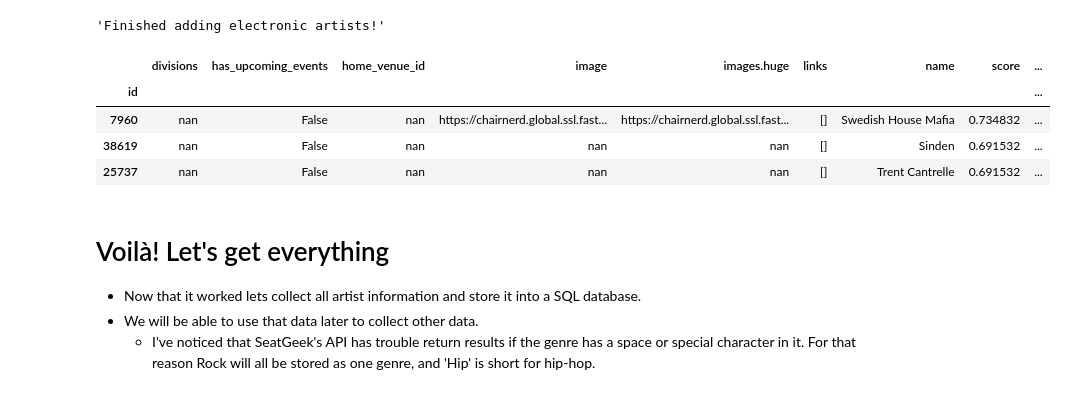
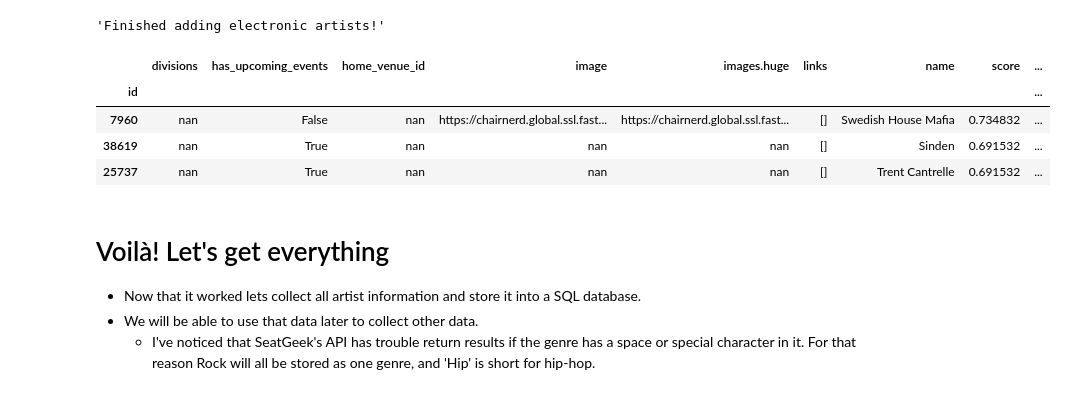
Before and after one commit to alexhubbard89/ticket_touting, a Jupyter notebook: collect_all_seetgeek_data_and_warehouse_it.ipynb, the cells around one changed output. Cells and saved outputs as stored; diff of their text form; code cells hidden in the pictures.

```diff
--- a/collect_all_seetgeek_data_and_warehouse_it.ipynb
+++ b/collect_all_seetgeek_data_and_warehouse_it.ipynb
@@ -131,30 +131,30 @@ get_artist_by_genre('electronic')
 # %%
 # Now That the data has been appended lets de-duplicate our table
 # To do this I am going to conncect to the data base:
 
 con = sqlite3.connect('ticket_touting.db')
 cur = con.cursor()
 
 # Then query the the artist table, only selecting distinc/unique instances
-query_test = "SELECT * FROM all_artist_data LIMIT 3"
+query_test = "SELECT * FROM all_artist_data_seetgeek LIMIT 3"
 cur.execute(query_test)
 
 # From there I will execute the query and save it as a dataframe with the
 # the appropriate columns
 column_names = ['id', 'divisions', 'has_upcoming_events', 'home_venue_id', 'image', 'images.huge', 'links', 'name',
                     'score', 'short_name', 'slug', 'stats.event_count', 'type', 'url', 'genres']
 
 # Once the 'fect' is executed with the correct columns I am going
 # to set the 'id' column as the index.
 
 pd.DataFrame(cur.fetchall(),
              columns=column_names).set_index('id')
 # %% [output]
 |  | divisions | has_upcoming_events | home_venue_id | image | images.huge | links | name | score | ... |
 | id |  |  |  |  |  |  |  |  | ... |
 | 7960 | nan | False | nan | https://chairnerd.global.ssl.fast... | https://chairnerd.global.ssl.fast... | [] | Swedish House Mafia | 0.734832 | ... |
-| 38619 | nan | False | nan | nan | nan | [] | Sinden | 0.691532 | ... |
-| 25737 | nan | False | nan | nan | nan | [] | Trent Cantrelle | 0.691532 | ... |
+| 38619 | nan | True | nan | nan | nan | [] | Sinden | 0.691532 | ... |
+| 25737 | nan | True | nan | nan | nan | [] | Trent Cantrelle | 0.691532 | ... |
 # %% [markdown]
 # Voilà! Let's get everything
 
```
Also changed, not shown: parts of 11 cells of this notebook.
